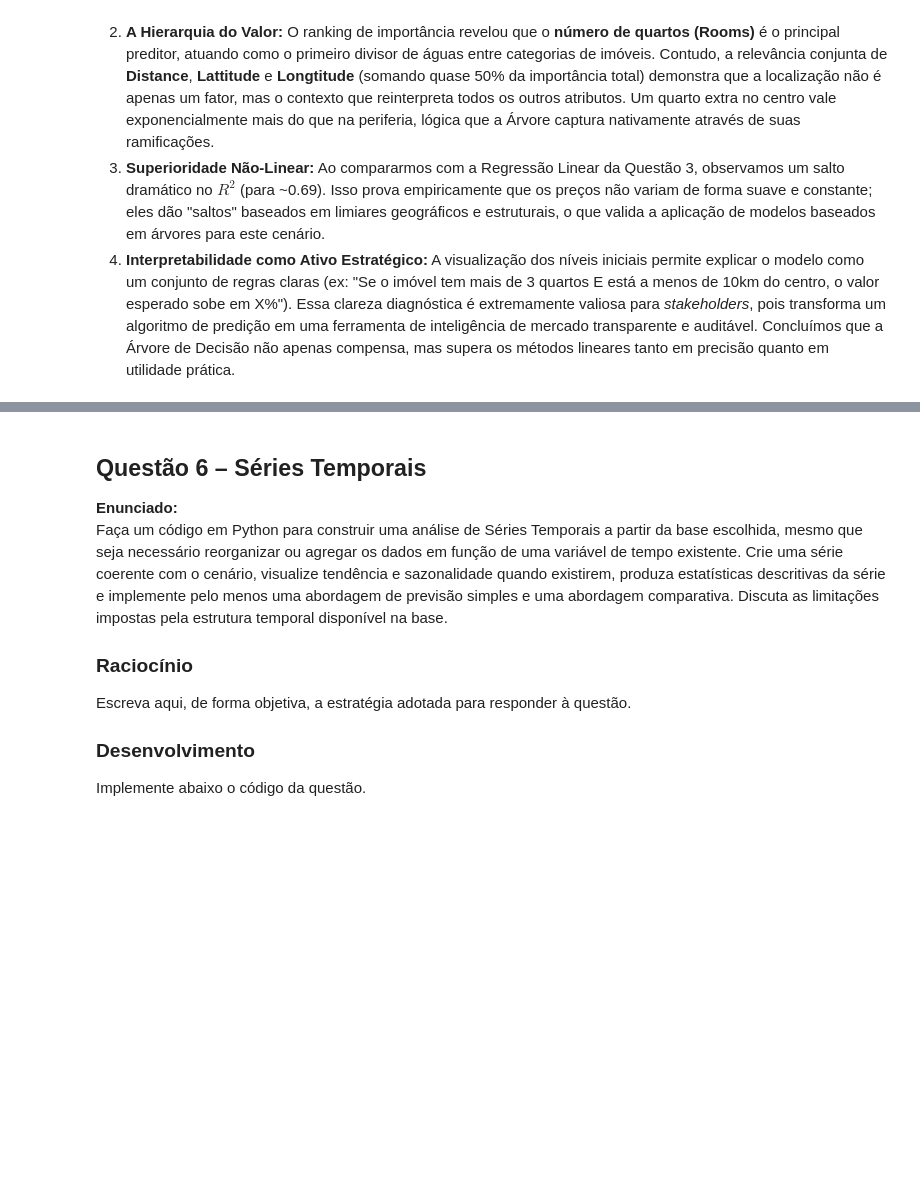
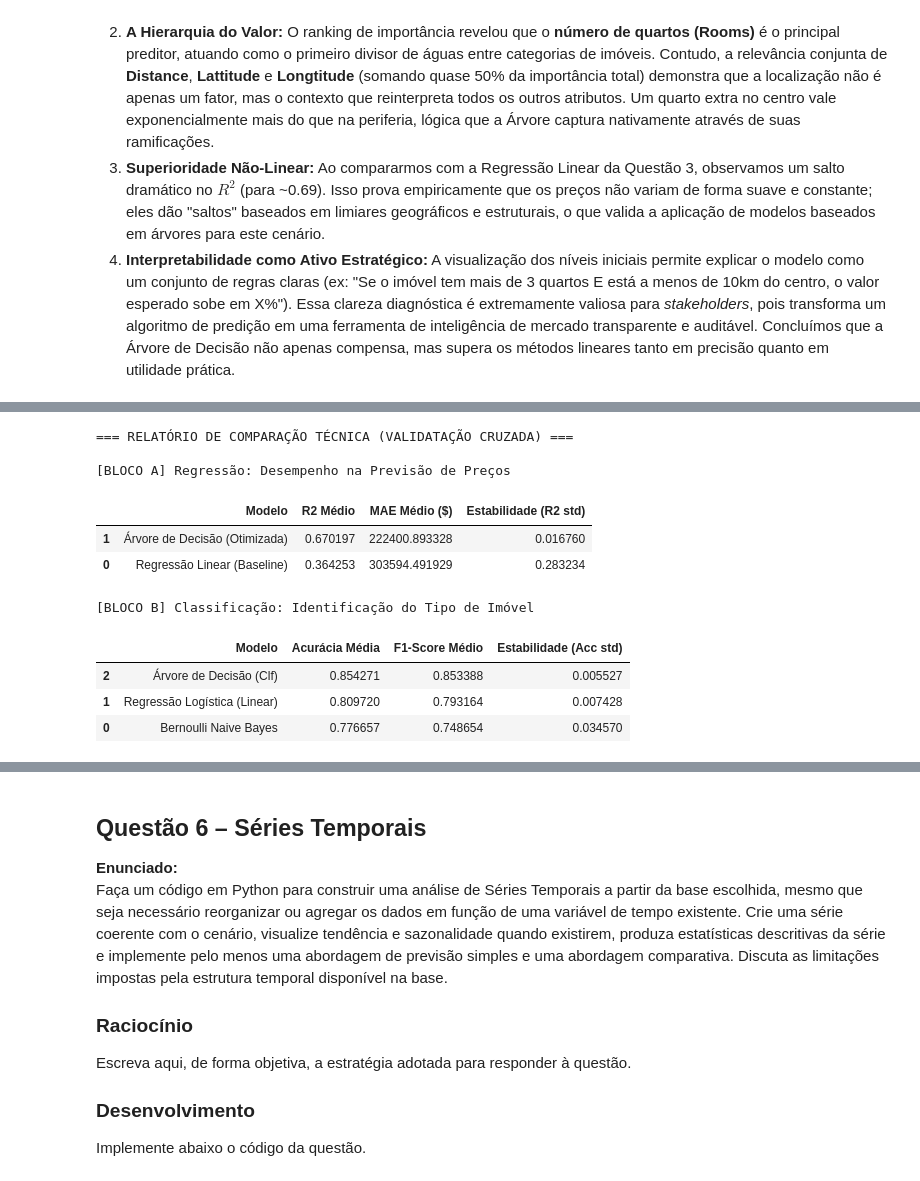
Before and after one commit to Kcodesufal/data-science-2026, a Jupyter notebook: lista 2/Lista_2_Kauê_respondida.ipynb, the cells around one changed output, grey strips where cells are left out. Drawn from its saved outputs; the diff is of its cells as text; code cells hidden in the pictures; blank space fills up the shorter version.

Commit message:
Questão 5 finalizada deus me ajude

```diff
--- a/lista 2/Lista_2_Kauê_respondida.ipynb
+++ b/lista 2/Lista_2_Kauê_respondida.ipynb
@@ -459,4 +465,67 @@ Implemente abaixo o código da questão.
 # %%
-# Código da Questão 5
+from sklearn.model_selection import cross_validate
+from sklearn.linear_model import LogisticRegression
+from sklearn.tree import DecisionTreeClassifier
+from sklearn.naive_bayes import BernoulliNB
+import warnings
+warnings.filterwarnings('ignore')
+
+print("=== RELATÓRIO DE COMPARAÇÃO TÉCNICA (VALIDATAÇÃO CRUZADA) ===")
+
+# 1. Tarefa de Regressão: Previsão de Preço (Price)
+print("\n[BLOCO A] Regressão: Desempenho na Previsão de Preços")
+reg_models = {
+    'Regressão Linear (Baseline)': LinearRegression(),
+    'Árvore de Decisão (Otimizada)': DecisionTreeRegressor(max_depth=10, min_samples_split=20, random_state=42)
+}
+
+reg_metrics = []
+for name, model in reg_models.items():
+    cv = cross_validate(model, X_train_scaled, y_train, cv=5, scoring=['r2', 'neg_mean_absolute_error'])
+    reg_metrics.append({
+        'Modelo': name,
+        'R2 Médio': cv['test_r2'].mean(),
+        'MAE Médio ($)': -cv['test_neg_mean_absolute_error'].mean(),
+        'Estabilidade (R2 std)': cv['test_r2'].std()
+    })
+
+display(pd.DataFrame(reg_metrics).sort_values('R2 Médio', ascending=False))
+
+# 2. Tarefa de Classificação: Tipo de Imóvel (Type)
+print("\n[BLOCO B] Classificação: Identificação do Tipo de Imóvel")
+y_class = df['Type']
+X_class = df[['Rooms', 'Distance', 'Bathroom', 'Car', 'Landsize', 'BuildingArea', 'YearBuilt']]
+pipe_class = Pipeline([('imputer', SimpleImputer(strategy='median')), ('scaler', StandardScaler())])
+X_class_pre = pipe_class.fit_transform(X_class)
+
+clf_models = {
+    'Bernoulli Naive Bayes': BernoulliNB(binarize=0.0),
+    'Regressão Logística (Linear)': LogisticRegression(max_iter=1000),
+    'Árvore de Decisão (Clf)': DecisionTreeClassifier(max_depth=10, random_state=42)
+}
+
+clf_metrics = []
+for name, model in clf_models.items():
+    cv = cross_validate(model, X_class_pre, y_class, cv=5, scoring=['accuracy', 'f1_weighted'])
+    clf_metrics.append({
+        'Modelo': name,
+        'Acurácia Média': cv['test_accuracy'].mean(),
+        'F1-Score Médio': cv['test_f1_weighted'].mean(),
+        'Estabilidade (Acc std)': cv['test_accuracy'].std()
+    })
+
+display(pd.DataFrame(clf_metrics).sort_values('Acurácia Média', ascending=False))
+# %% [output]
+=== RELATÓRIO DE COMPARAÇÃO TÉCNICA (VALIDATAÇÃO CRUZADA) ===
+
+[BLOCO A] Regressão: Desempenho na Previsão de Preços
+|  | Modelo | R2 Médio | MAE Médio ($) | Estabilidade (R2 std) |
+| 1 | Árvore de Decisão (Otimizada) | 0.670197 | 222400.893328 | 0.016760 |
+| 0 | Regressão Linear (Baseline) | 0.364253 | 303594.491929 | 0.283234 |
+[BLOCO B] Classificação: Identificação do Tipo de Imóvel
+|  | Modelo | Acurácia Média | F1-Score Médio | Estabilidade (Acc std) |
+| 2 | Árvore de Decisão (Clf) | 0.854271 | 0.853388 | 0.005527 |
+| 1 | Regressão Logística (Linear) | 0.809720 | 0.793164 | 0.007428 |
+| 0 | Bernoulli Naive Bayes | 0.776657 | 0.748654 | 0.034570 |
 # %% [markdown]
 ### Conclusão da Questão 5
```
Also changed, not shown: parts of 2 cells of this notebook.
